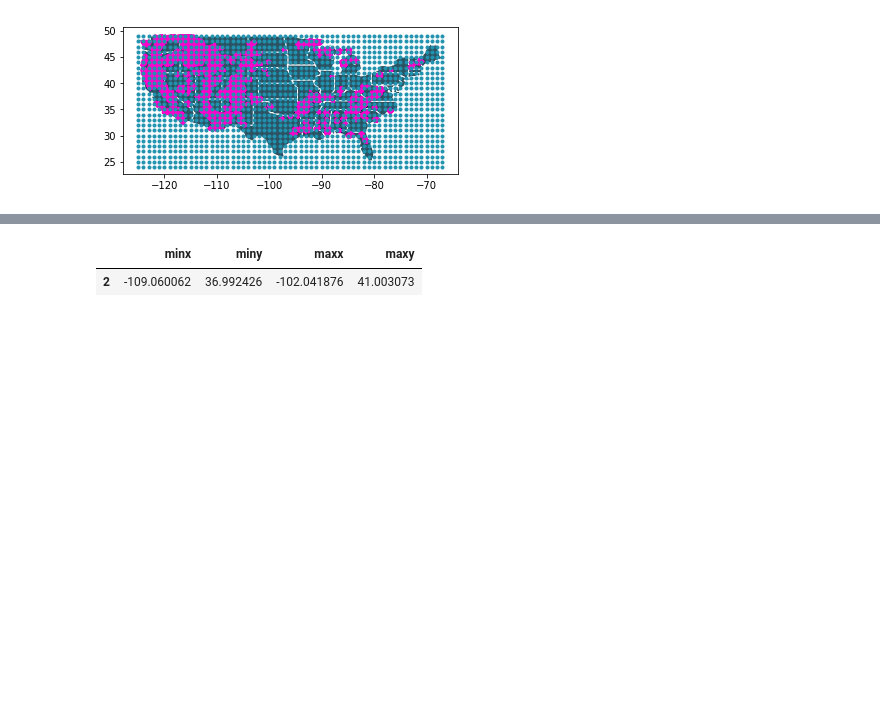
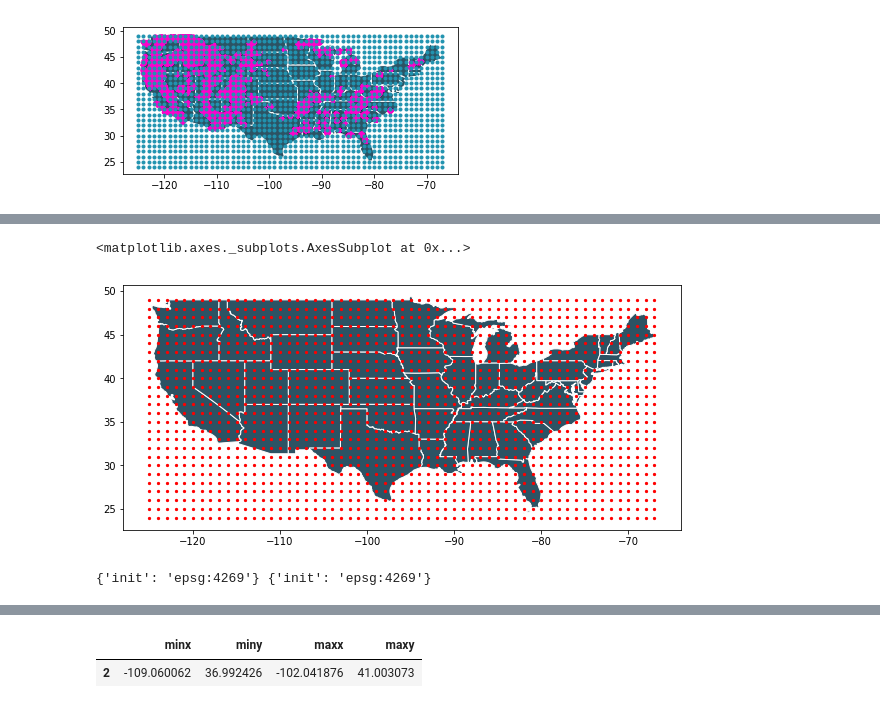
Before and after one commit to RyanGan/fire_predictor, a Jupyter notebook: py_scripts/monthly_wildfires.ipynb, the cells around one changed output, grey strips where cells are left out. Cells and saved outputs as stored; diff of their text form; code cells hidden in the pictures; blank space fills up the shorter version.

```diff
--- a/py_scripts/monthly_wildfires.ipynb
+++ b/py_scripts/monthly_wildfires.ipynb
@@ -247,7 +251,7 @@ fires_w_grid.head()
 Loading in State shapefile and plotting fire points.
 # %%
 # load state shapes as geopandas
-states = gp.read_file('../data/cb_2017_us_state_20m/cb_2017_us_state_20m.shp')
+states = gp.read_file('../data/shapes/cb_2017_us_state_20m/cb_2017_us_state_20m.shp')
 # get rid of alaska and hawaii
 states = states[~states.STUSPS.isin(['AK', 'HI', 'PR'])]
 # %%
@@ -260,3 +264,16 @@ plt.plot(glons, glats, marker='.', color='#2193b0', linestyle='none')
 plt.show()
 # %% [output]
 [figure]
+# %%
+# grid points in polygon.
+# flatten
+grid_id_flat = grid_id_array.flatten()
+grid_id = pd.DataFrame(grid_id_flat).astype('str')
+grid_id.columns = ['grid_id']
+grid_df = pd.DataFrame(data = us_grid)
+# name columns
+grid_df.columns = ['glon', 'glat']
+# concat dataframes
+grid_df = pd.concat([grid_id, grid_df], axis=1)
+# view first rows
+grid_df.head()
@@ -262,0 +287,18 @@ plt.show()
+# %%
+# grid id in state polygon; convert to geodataframe
+from shapely.geometry import Point
+
+geometry = [Point(xy) for xy in zip(grid_df.glon, grid_df.glat)]
+crs = {'init': 'epsg:4269'}
+grid_gdf = gp.GeoDataFrame(grid_df, crs=crs, geometry=geometry)
+# %%
+# plot points
+base_map = states.plot(color = '#2c5364', edgecolor = '#ffffff')
+grid_gdf.plot(ax=base_map, marker = 'o', color = 'red', markersize=5)
+# %% [output]
+<matplotlib.axes._subplots.AxesSubplot at 0x...>
+[figure, added]
+# %%
+print(states.crs, grid_gdf.crs)
+# %% [output]
+{'init': 'epsg:4269'} {'init': 'epsg:4269'}
```
Also changed, not shown: parts of 12 cells of this notebook, 3 other files.
